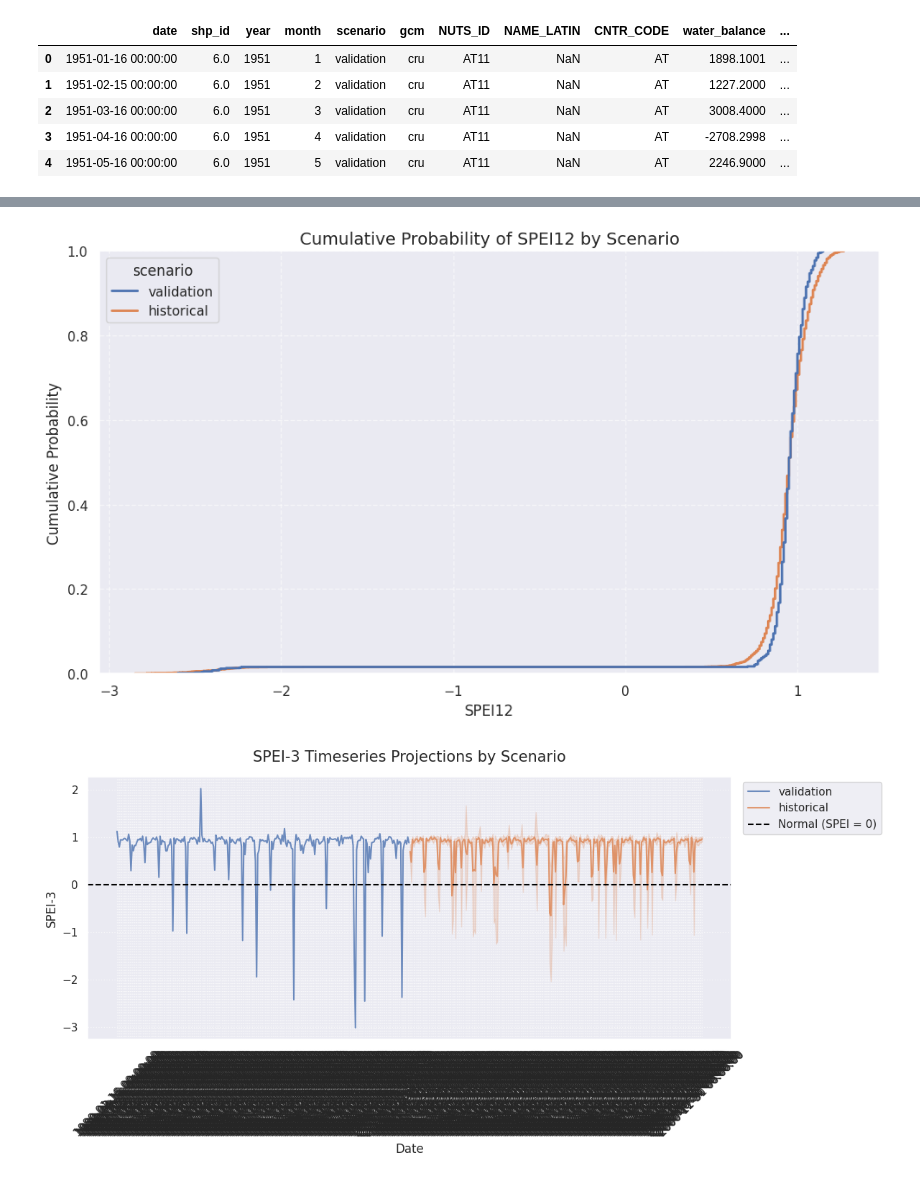
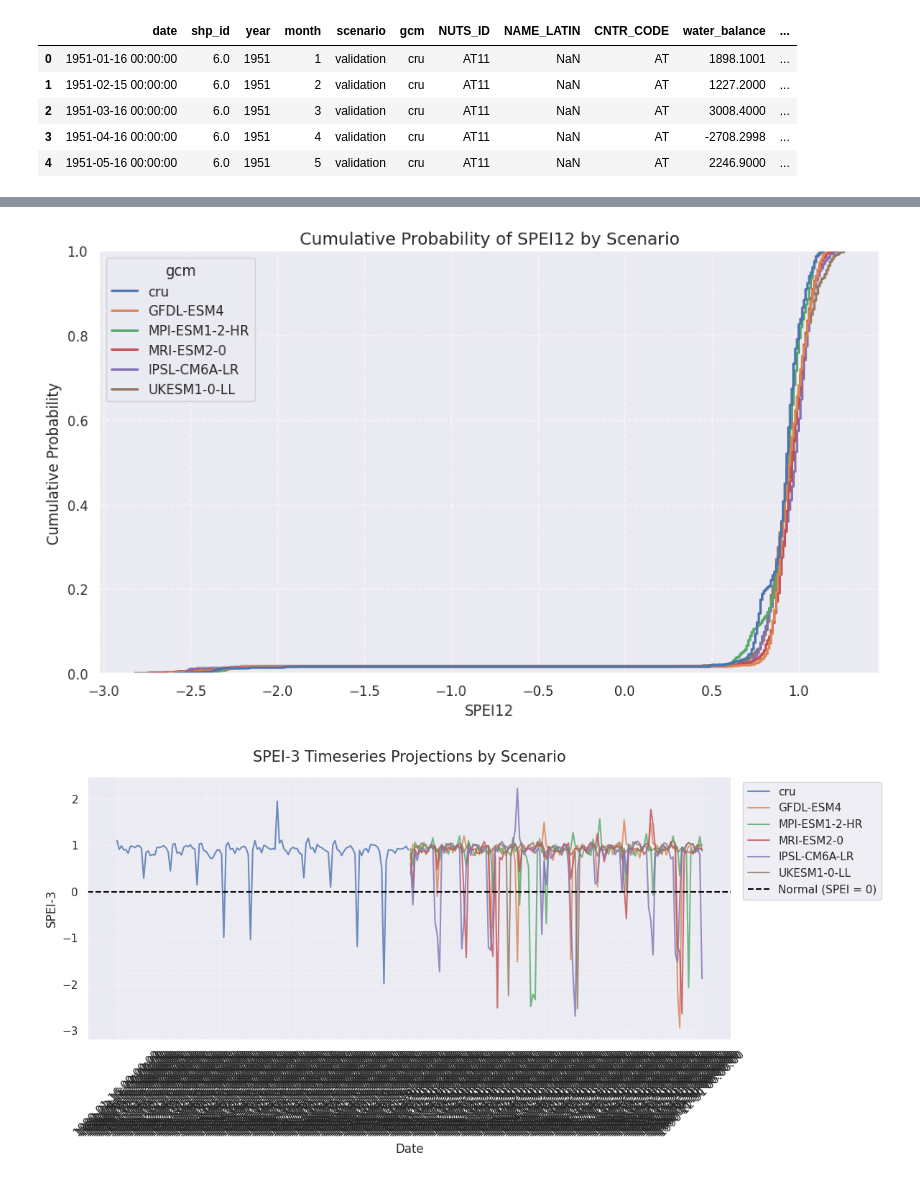
Before and after one commit to EmilioMariaNP/speiApp, a Jupyter notebook: nbooks/plot_spei_validation.ipynb, the cells around one changed output, grey strips where cells are left out. Cells and saved outputs as stored; diff of their text form; code cells hidden in the pictures.

```diff
--- a/nbooks/plot_spei_validation.ipynb
+++ b/nbooks/plot_spei_validation.ipynb
@@ -111,11 +111,11 @@ plot_cumulative_spei(df,
 # %%
 plot_cumulative_spei(df,
                      x_col='spei12',
-                     hue_col='scenario'
+                     hue_col='gcm'
                      )
 # %% [output]
-[figure, old version]
+[figure, new version]
 # %%
-plot_timeseries_spei(df, x_col='date', y_col='spei3', hue_col='scenario', start_year = 1980, end_year = 2000)
+plot_timeseries_spei(df, x_col='date', y_col='spei3', hue_col='gcm', start_year = 1980, end_year = 1990)
 # %% [output]
-[figure, old version]
+[figure, new version]
```
Also changed, not shown: parts of 1 cell of this notebook, 3 other files.
